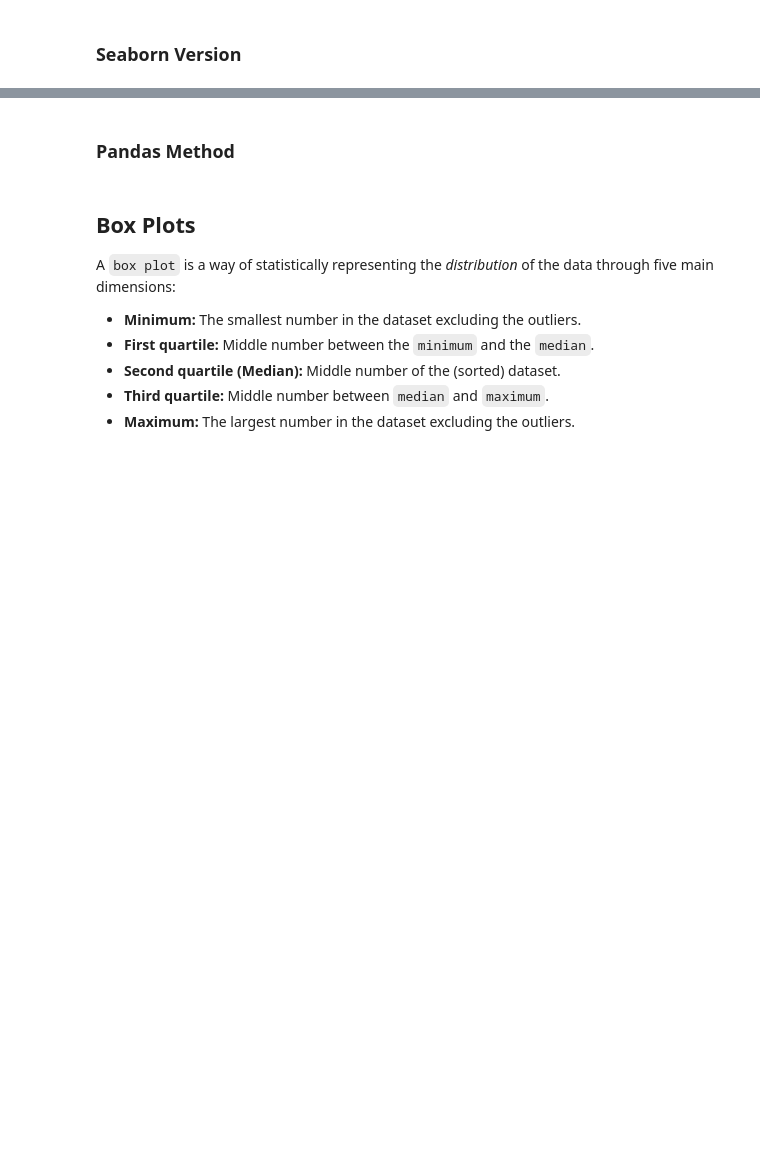
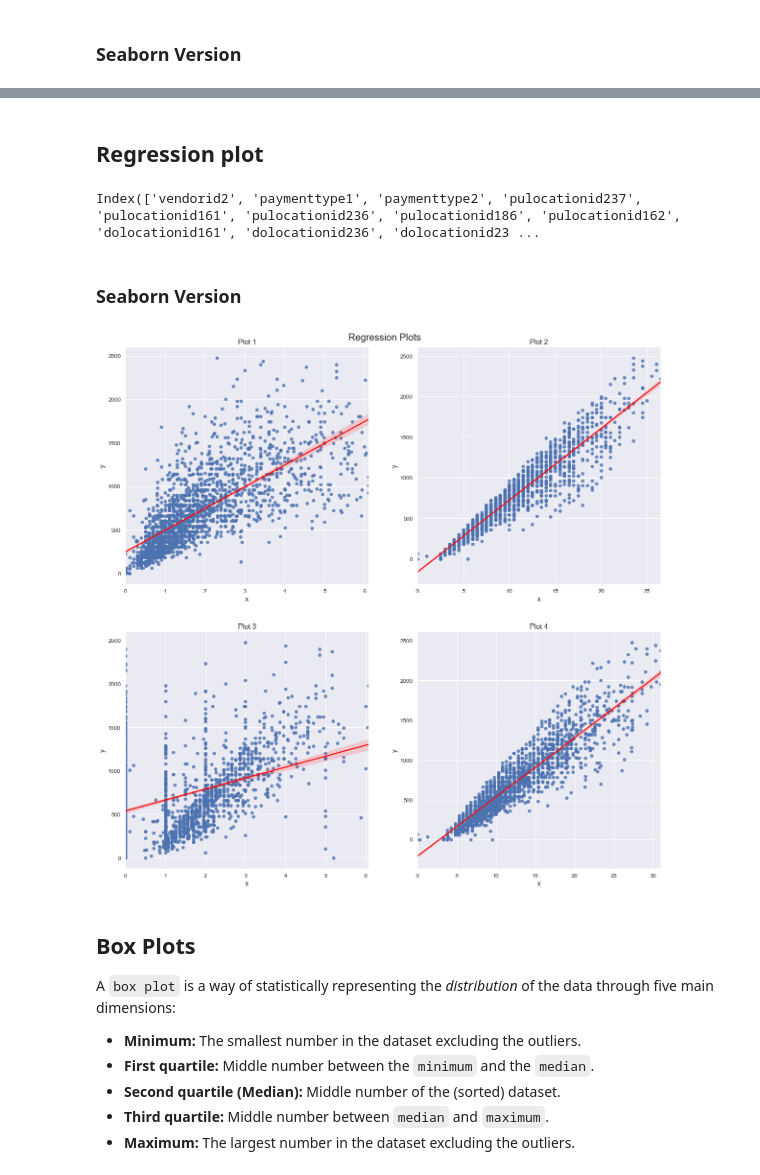
Before and after one commit to dennislamcv1/GoogleADA, a Jupyter notebook: Regression Analysis/Taxi Trips EDA.ipynb, the cells around one changed output, grey strips where cells are left out. Drawn from its saved outputs; the diff is of its cells as text; code cells hidden in the pictures; blank space fills up the shorter version.

```diff
--- a/Regression Analysis/Taxi Trips EDA.ipynb
+++ b/Regression Analysis/Taxi Trips EDA.ipynb
@@ -415,6 +464,6 @@ Exploratory Data Analysis (EDA) is the crucial process of using summary statisti
 # %% [markdown]
 ## Sample a smaller dataset
 # %%
-df = df.sample(frac=0.15)
+df = df.sample(frac=0.1)
 # %%
 df
@@ -729,4 +1009,6 @@ Line plot is a handy tool to display several dependent variables against one ind
+# %% [markdown]
+## Regression plot
 # %%
-df.head()
+df.columns
+# %% [output]
+Index(['vendorid2', 'paymenttype1', 'paymenttype2', 'pulocationid237', 'pulocationid161', 'pulocationid236', 'pulocationid186', 'pulocationid162', 'dolocationid161', 'dolocationid236', 'dolocationid23 ...
-# %% [markdown]
-### Pandas Method
@@ -740,3 +1015,39 @@ plt.show()
+# %% [markdown]
+### Seaborn Version
+# %%
+line_color = {'color': 'red'}
+fig, ((ax1, ax2), (ax3, ax4)) = plt.subplots(2,2, figsize=(20,20))
+
+#Feature
+
+sns.regplot(x='tripdistance', y="duration", line_kws=line_color, data=df, ax=ax1)
+ax1.set_xlabel("x")
+ax1.set_ylabel("y")
+ax1.set_title("Plot 1", size=15)
+
+#Feature
+sns.regplot(x='fareamount', y="duration", line_kws=line_color, data=df, ax=ax2)
+ax2.set_xlabel("x")
+ax2.set_ylabel("y")
+ax2.set_title("Plot 2", size=15)
+
+#Feature
+
+sns.regplot(x='tipamount', y="duration", line_kws=line_color, data=df, ax=ax3)
+ax3.set_xlabel("x")
+ax3.set_ylabel("y")
+ax3.set_title("Plot 3", size=15)
+
+#Feature
+
+sns.regplot(x='totalamount', y="duration", line_kws=line_color, data=df, ax=ax4)
+ax4.set_xlabel("x")
+ax4.set_ylabel("y")
+ax4.set_title("Plot 4", size=15)
+plt.suptitle('Regression Plots', x=0.5, y=0.9, ha='center', fontsize=20)
+plt.show()
+# %% [output]
+[figure, added]
 # %% [markdown]
 ## Box Plots
 
```
Also changed, not shown: parts of 120 cells of this notebook.
